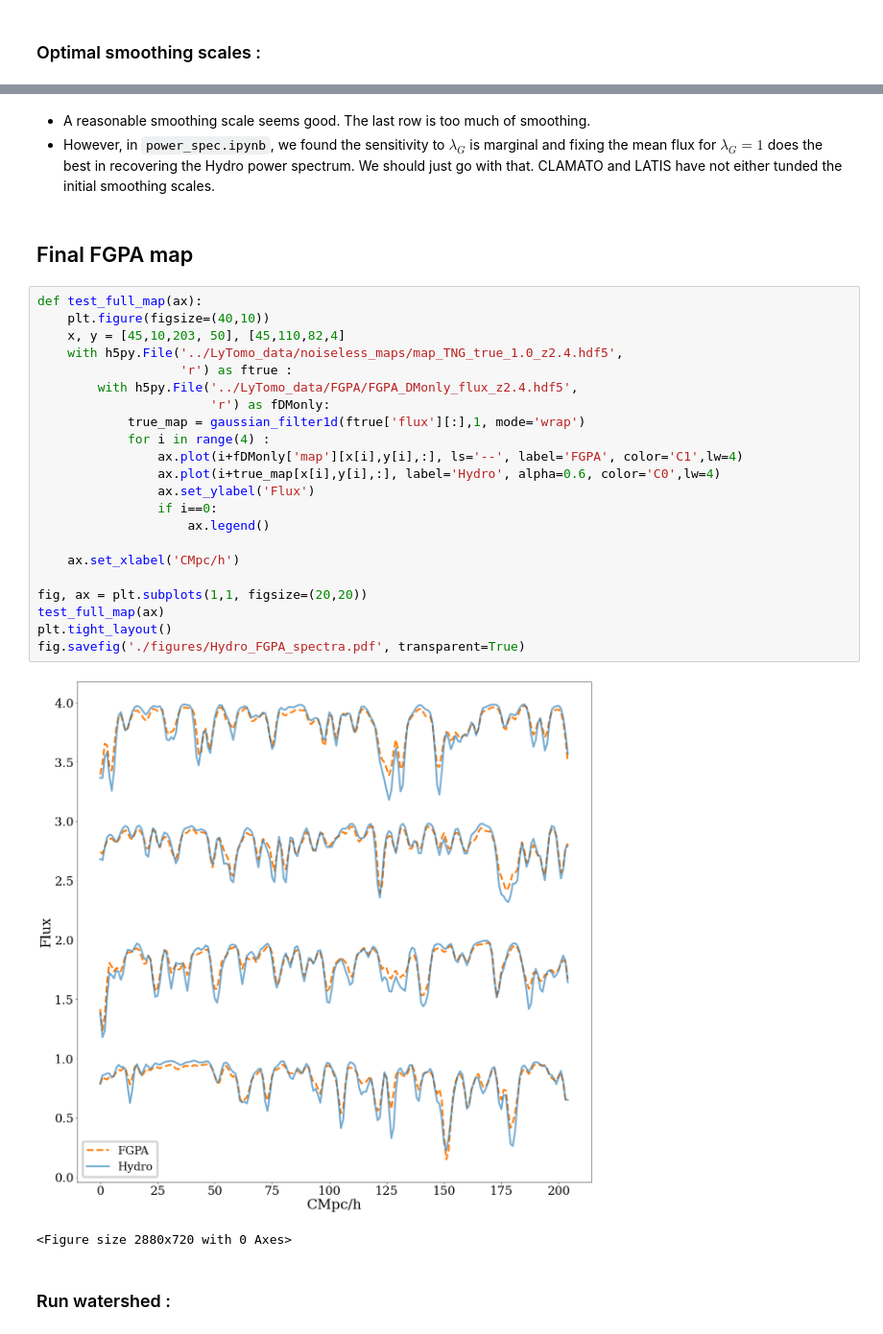
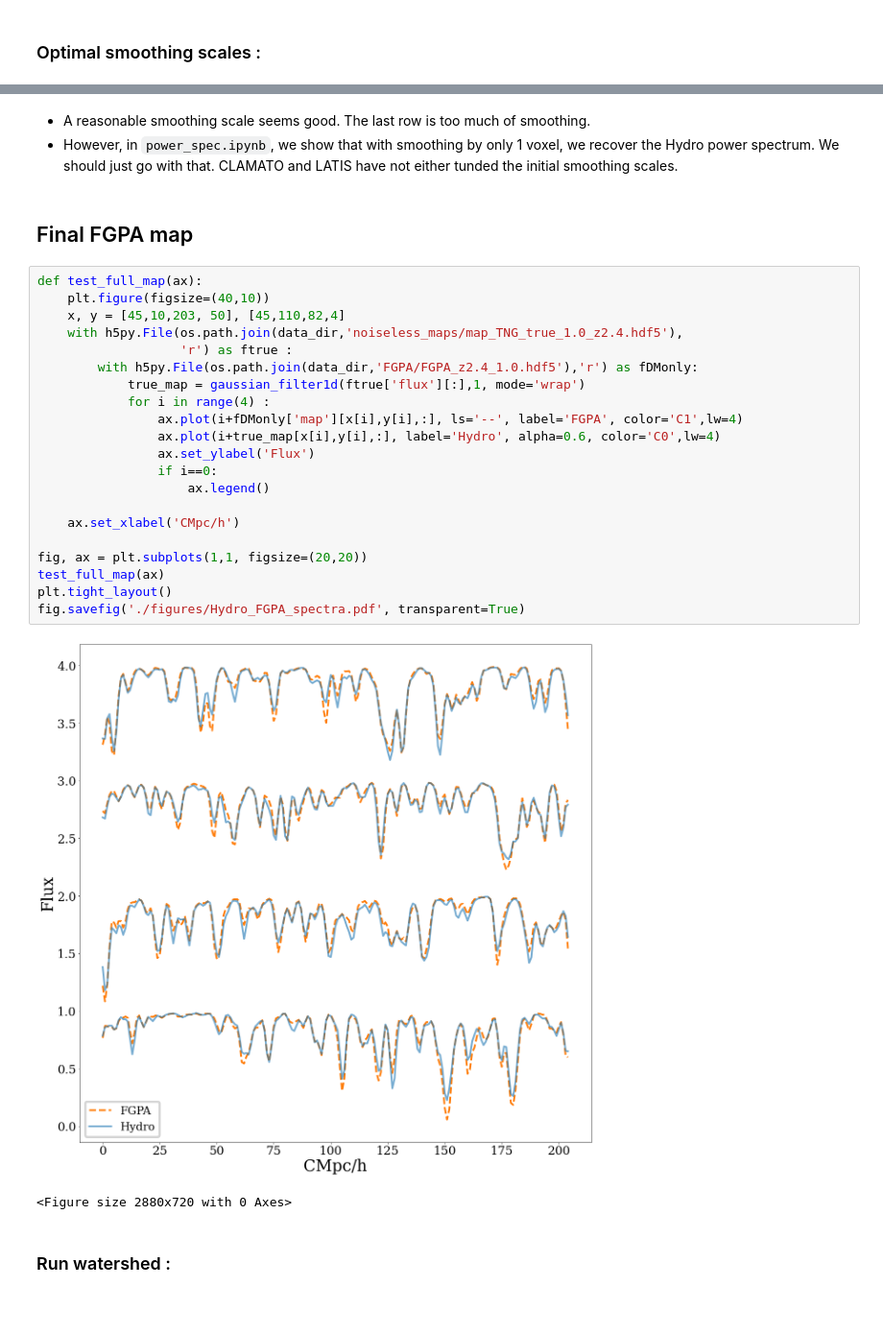
Before and after one commit to qezlou/LyTomo_Watershed, a Jupyter notebook: FGPA_Hydro.ipynb, the cells around one changed output, grey strips where cells are left out. Shown at 96% size. Saved outputs shown, nothing was run; the diff lists cells and outputs as text; blank space fills up the shorter version.

Commit message:
Update the FGPA results
- Uodating the notebooks for fGPA
- Updated the guide on how to downlaod the produced data

```diff
--- a/FGPA_Hydro.ipynb
+++ b/FGPA_Hydro.ipynb
@@ -219,33 +217,32 @@ Text(0.5, 0, 'km/s')
 # %% [markdown]
 
 - A reasonable smoothing scale seems good. The last row is too much of smoothing.
-- However, in `power_spec.ipynb`, we found the sensitivity to $\lambda_G$ is marginal and fixing the mean flux for $\lambda_G = 1$ does the best in recovering the Hydro power spectrum. We should just go with that. CLAMATO and LATIS have not either tunded the initial smoothing scales.
+- However, in `power_spec.ipynb`, we show that with smoothing by only 1 voxel, we recover the Hydro power spectrum. We should just go with that. CLAMATO and LATIS have not either tunded the initial smoothing scales.
 # %% [markdown]
 ## Final FGPA map
 # %%
 def test_full_map(ax):
     plt.figure(figsize=(40,10))
     x, y = [45,10,203, 50], [45,110,82,4]
-    with h5py.File('../LyTomo_data/noiseless_maps/map_TNG_true_1.0_z2.4.hdf5',
+    with h5py.File(os.path.join(data_dir,'noiseless_maps/map_TNG_true_1.0_z2.4.hdf5'),
                    'r') as ftrue :
-        with h5py.File('../LyTomo_data/FGPA/FGPA_DMonly_flux_z2.4.hdf5',
-                       'r') as fDMonly:
+        with h5py.File(os.path.join(data_dir,'FGPA/FGPA_z2.4_1.0.hdf5'),'r') as fDMonly:
             true_map = gaussian_filter1d(ftrue['flux'][:],1, mode='wrap')
             for i in range(4) :
                 ax.plot(i+fDMonly['map'][x[i],y[i],:], ls='--', label='FGPA', color='C1',lw=4)
                 ax.plot(i+true_map[x[i],y[i],:], label='Hydro', alpha=0.6, color='C0',lw=4)
                 ax.set_ylabel('Flux')
                 if i==0:
                     ax.legend()
 
     ax.set_xlabel('CMpc/h')
 
 fig, ax = plt.subplots(1,1, figsize=(20,20))
 test_full_map(ax)
 plt.tight_layout()
 fig.savefig('./figures/Hydro_FGPA_spectra.pdf', transparent=True)
 # %% [output]
-[figure, old version]
+[figure, new version]
 <Figure size 2880x720 with 0 Axes>
 # %% [markdown]
 ### Run watershed :
```
Also changed, not shown: parts of 26 cells of this notebook, 6 other files.
